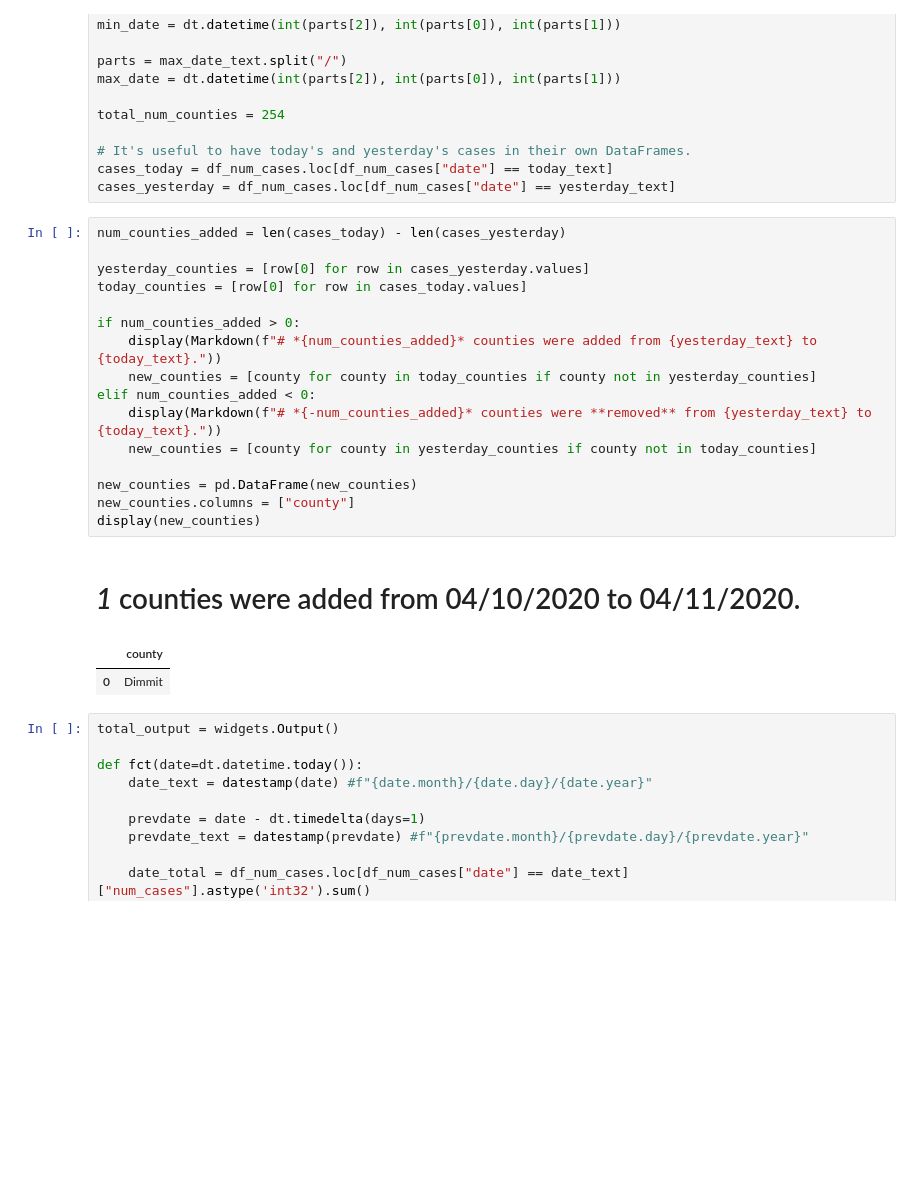
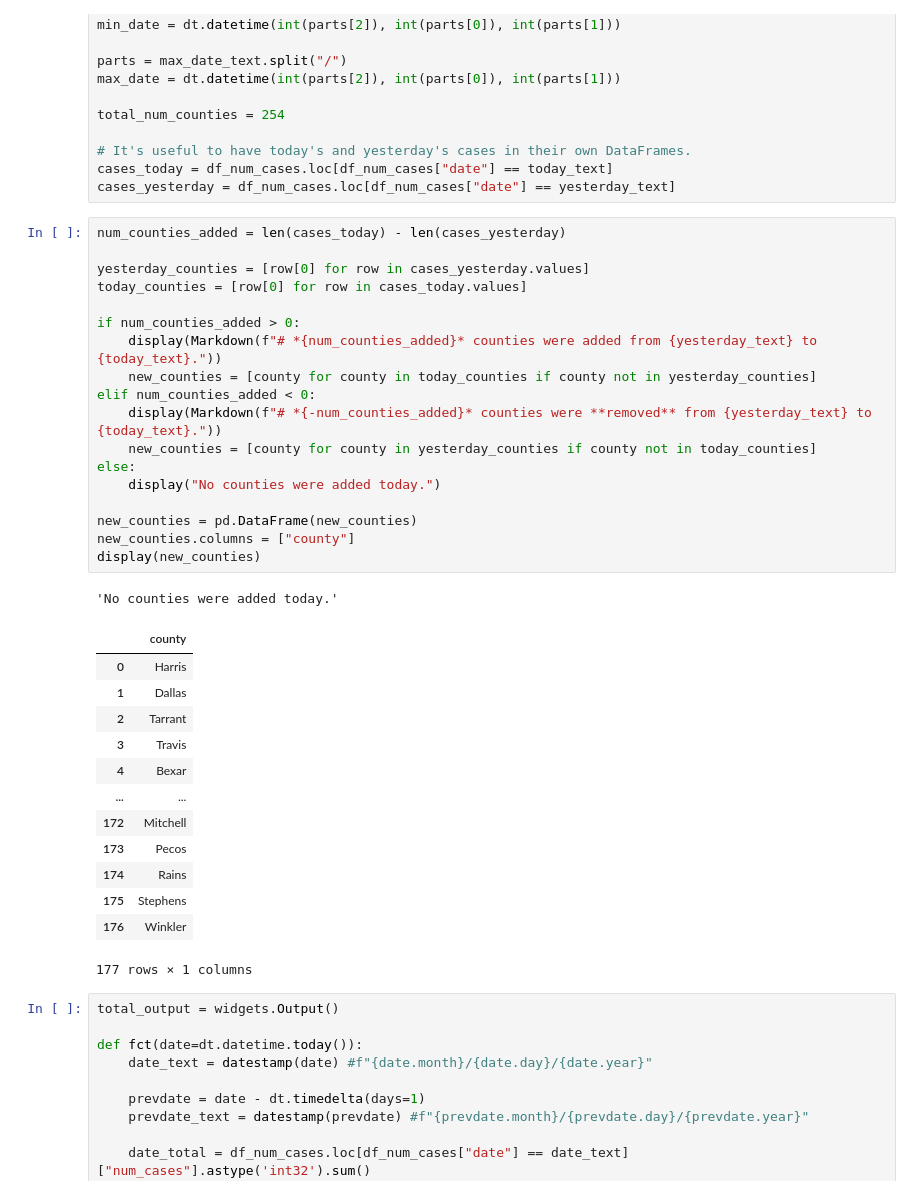
Before and after one commit to treytomes/covid-19-tracking, a Jupyter notebook: Virus Tracking.ipynb, the cells around one changed output. Drawn from its saved outputs; the diff is of its cells as text; blank space fills up the shorter version.

```diff
--- a/Virus Tracking.ipynb
+++ b/Virus Tracking.ipynb
@@ -66,23 +66,36 @@ cases_yesterday = df_num_cases.loc[df_num_cases["date"] == yesterday_text]
 # %%
 num_counties_added = len(cases_today) - len(cases_yesterday)
 
 yesterday_counties = [row[0] for row in cases_yesterday.values]
 today_counties = [row[0] for row in cases_today.values]
 
 if num_counties_added > 0:
     display(Markdown(f"# *{num_counties_added}* counties were added from {yesterday_text} to {today_text}."))
     new_counties = [county for county in today_counties if county not in yesterday_counties]
 elif num_counties_added < 0:
     display(Markdown(f"# *{-num_counties_added}* counties were **removed** from {yesterday_text} to {today_text}."))
     new_counties = [county for county in yesterday_counties if county not in today_counties]
+else:
+    display("No counties were added today.")
 
 new_counties = pd.DataFrame(new_counties)
 new_counties.columns = ["county"]
 display(new_counties)
 # %% [output]
-# *1* counties were added from 04/10/2020 to 04/11/2020.
+'No counties were added today.'
 |  | county |
-| 0 | Dimmit |
+| 0 | Harris |
+| 1 | Dallas |
+| 2 | Tarrant |
+| 3 | Travis |
+| 4 | Bexar |
+| ... | ... |
+| 172 | Mitchell |
+| 173 | Pecos |
+| 174 | Rains |
+| 175 | Stephens |
+| 176 | Winkler |
+177 rows × 1 columns
 # %%
 total_output = widgets.Output()
 
```
Also changed, not shown: parts of 3 cells of this notebook, 2 other files.
